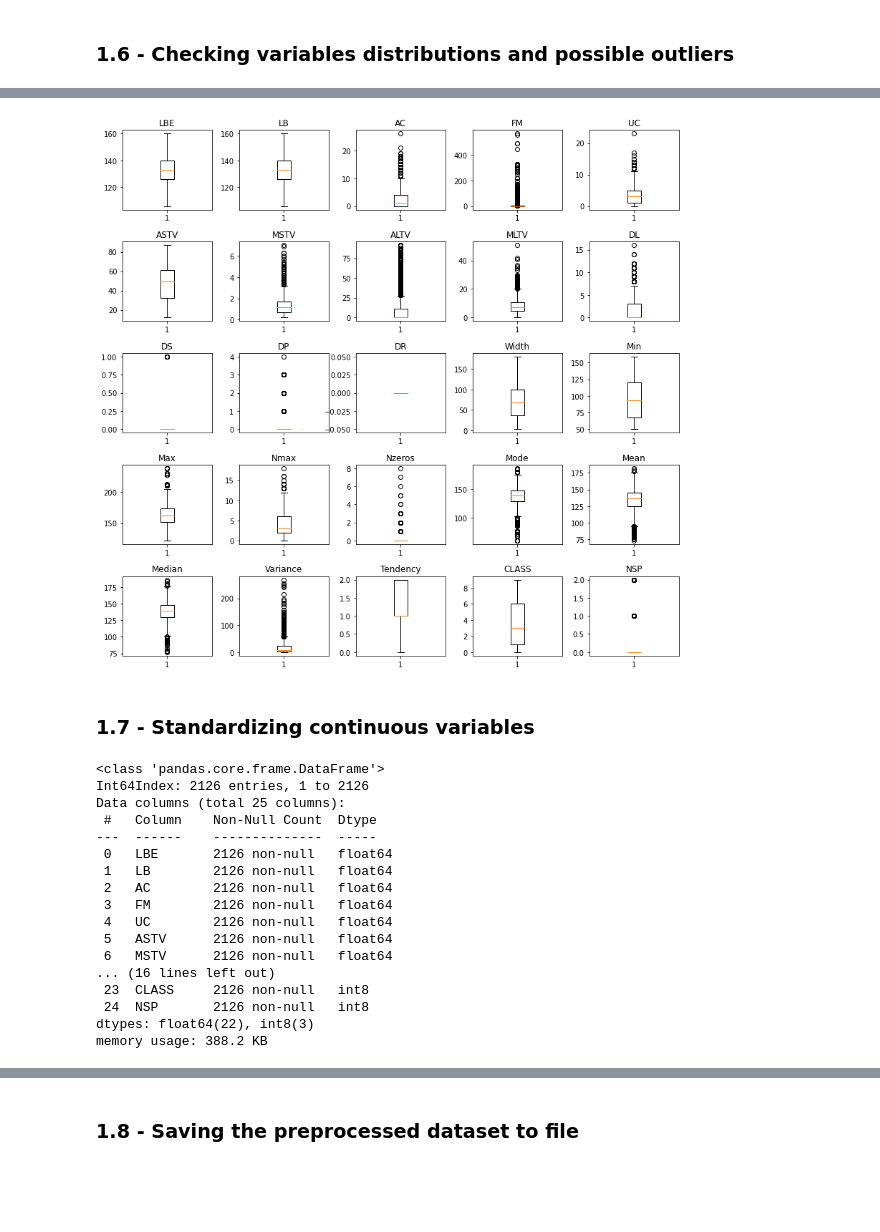
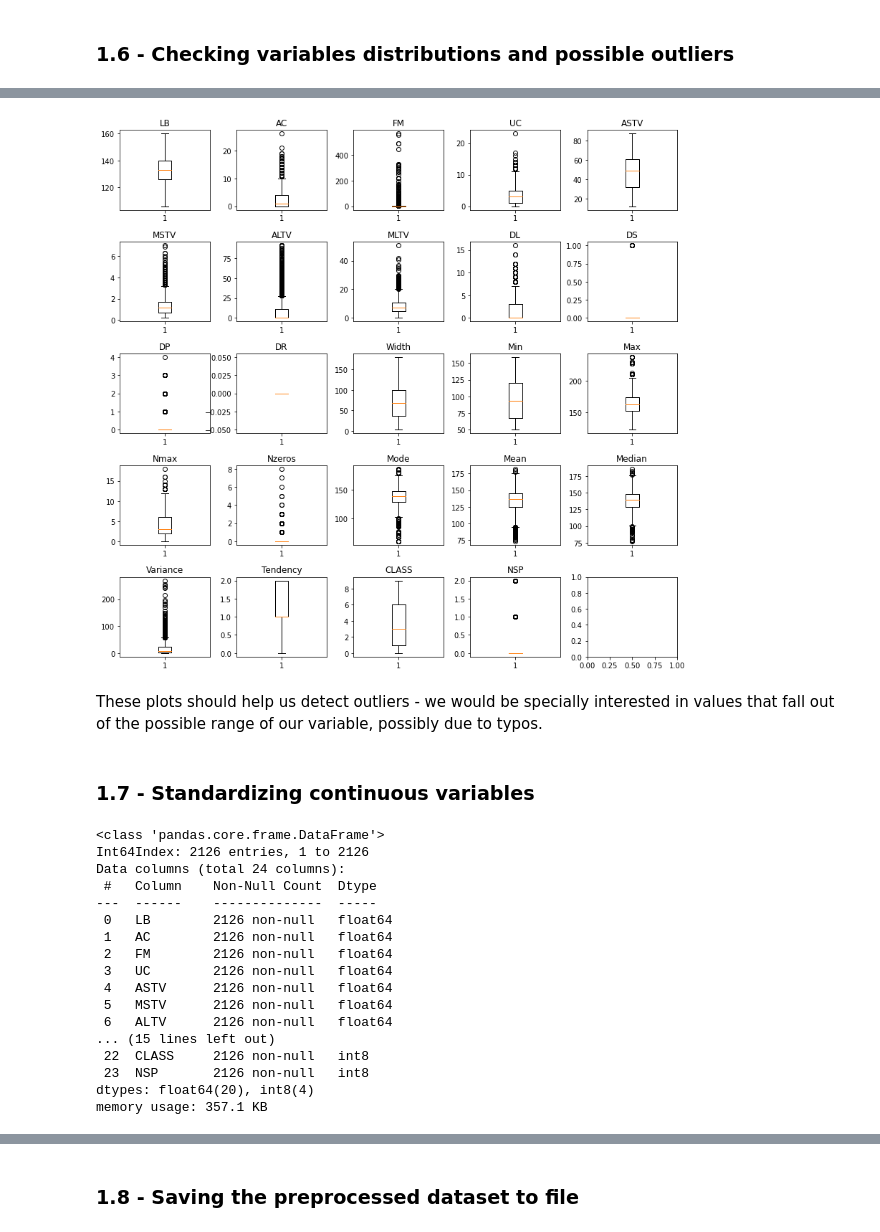
Before and after one commit to bduar/CodeOp-DS-project_fetal-CTG, a Jupyter notebook: Notebooks/01_Data-preprocessing.ipynb, the cells around one changed output, grey strips where cells are left out. Saved outputs shown, nothing was run; the diff lists cells and outputs as text; code cells hidden in the pictures; blank space fills up the shorter version.

```diff
--- a/Notebooks/01_Data-preprocessing.ipynb
+++ b/Notebooks/01_Data-preprocessing.ipynb
@@ -72,3 +72,7 @@ data
 | 2125 | 140.0 | 140.0 | 1.0 | 0.0 | 9.0 | 78.0 | 0.4 | 27.0 | 7.0 | 0.0 | ... | ... |
 | 2126 | 142.0 | 142.0 | 1.0 | 1.0 | 5.0 | 74.0 | 0.4 | 36.0 | 5.0 | 0.0 | ... | ... |
 2126 rows × 25 columns
+# %%
+# I have also noticed that LB and LBE are the same
+print(sum(data["LBE"] == data["LB"]))
+data.drop("LBE", axis = "columns", inplace = True)
@@ -187,22 +193,20 @@ data.describe()
 # %%
 import matplotlib.pyplot as plt
 from matplotlib.patches import Polygon
 
 fig, axs = plt.subplots(5, 5, figsize = (12, 12))
-n = 0
+axs = axs.flatten()
 
-for i in np.arange(5):
-    for j in np.arange(5):
-        plotting_var = data.columns.tolist()[n]
-        axs[i, j].boxplot(data[plotting_var])
-        axs[i, j].set_title(plotting_var)
-        n += 1
+for col_name, ax in zip(data.columns.tolist(), axs):
+    ax.boxplot(data[col_name])
+    ax.set_title(col_name)
 
 fig.subplots_adjust(left=0.08, right=0.98, bottom=0.05, top=0.9,
                     hspace=0.4, wspace=0.3)
-#plt.show()
 # %% [output]
-[figure, old version]
+[figure, new version]
+# %% [markdown]
+These plots should help us detect outliers - we would be specially interested in values that fall out of the possible range of our variable, possibly due to typos.
 # %% [markdown]
 ### 1.7 - Standardizing continuous variables
 # %%
@@ -210,20 +214,20 @@ data.info()
 # %% [output]
 <class 'pandas.core.frame.DataFrame'>
 Int64Index: 2126 entries, 1 to 2126
-Data columns (total 25 columns):
+Data columns (total 24 columns):
  #   Column    Non-Null Count  Dtype
 ---  ------    --------------  -----
- 0   LBE       2126 non-null   float64
- 1   LB        2126 non-null   float64
- 2   AC        2126 non-null   float64
- 3   FM        2126 non-null   float64
- 4   UC        2126 non-null   float64
- 5   ASTV      2126 non-null   float64
- 6   MSTV      2126 non-null   float64
-... (16 lines left out)
- 23  CLASS     2126 non-null   int8
- 24  NSP       2126 non-null   int8
-dtypes: float64(22), int8(3)
-memory usage: 388.2 KB
+ 0   LB        2126 non-null   float64
+ 1   AC        2126 non-null   float64
+ 2   FM        2126 non-null   float64
+ 3   UC        2126 non-null   float64
+ 4   ASTV      2126 non-null   float64
+ 5   MSTV      2126 non-null   float64
+ 6   ALTV      2126 non-null   float64
+... (15 lines left out)
+ 22  CLASS     2126 non-null   int8
+ 23  NSP       2126 non-null   int8
+dtypes: float64(20), int8(4)
+memory usage: 357.1 KB
 # %%
 # Duplicate the variables to standardise (we want to keep the original values for interpretation & visualisation purposes)
```
Also changed, not shown: parts of 8 cells of this notebook, 2 other files.
